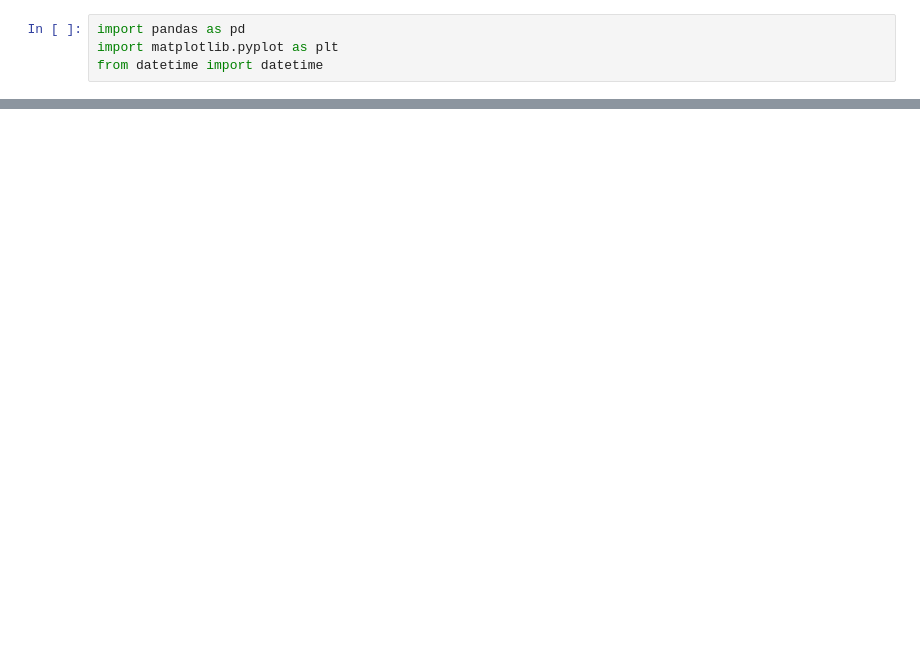
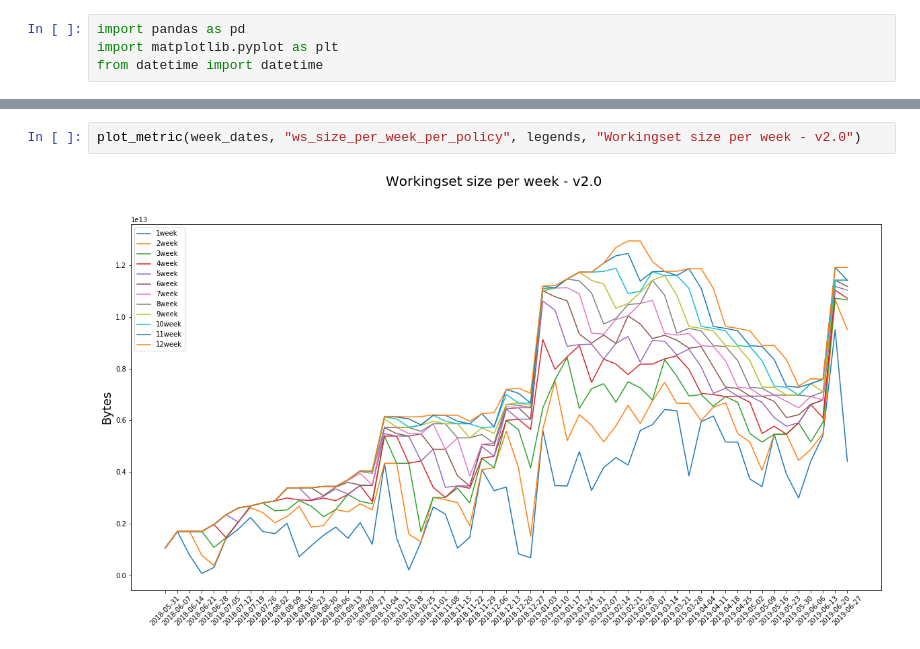
Before and after one commit to ddavila0/analytics_tools, a Jupyter notebook: models/read_and_plot_report.ipynb, the cells around one changed output, grey strips where cells are left out. Cells and saved outputs as stored; diff of their text form; blank space fills up the shorter version.

```diff
--- a/models/read_and_plot_report.ipynb
+++ b/models/read_and_plot_report.ipynb
@@ -41 +51,5 @@ plot_metric(week_dates, "ws_size_per_week_per_policy", legends, "Workingset size
+# %%
+plot_metric(week_dates, "ws_size_per_week_per_policy", legends, "Workingset size per week - v2.0")
+# %% [output]
+[figure, added]
 # %%
```
Also changed, not shown: parts of 5 cells of this notebook, 1 other file.
